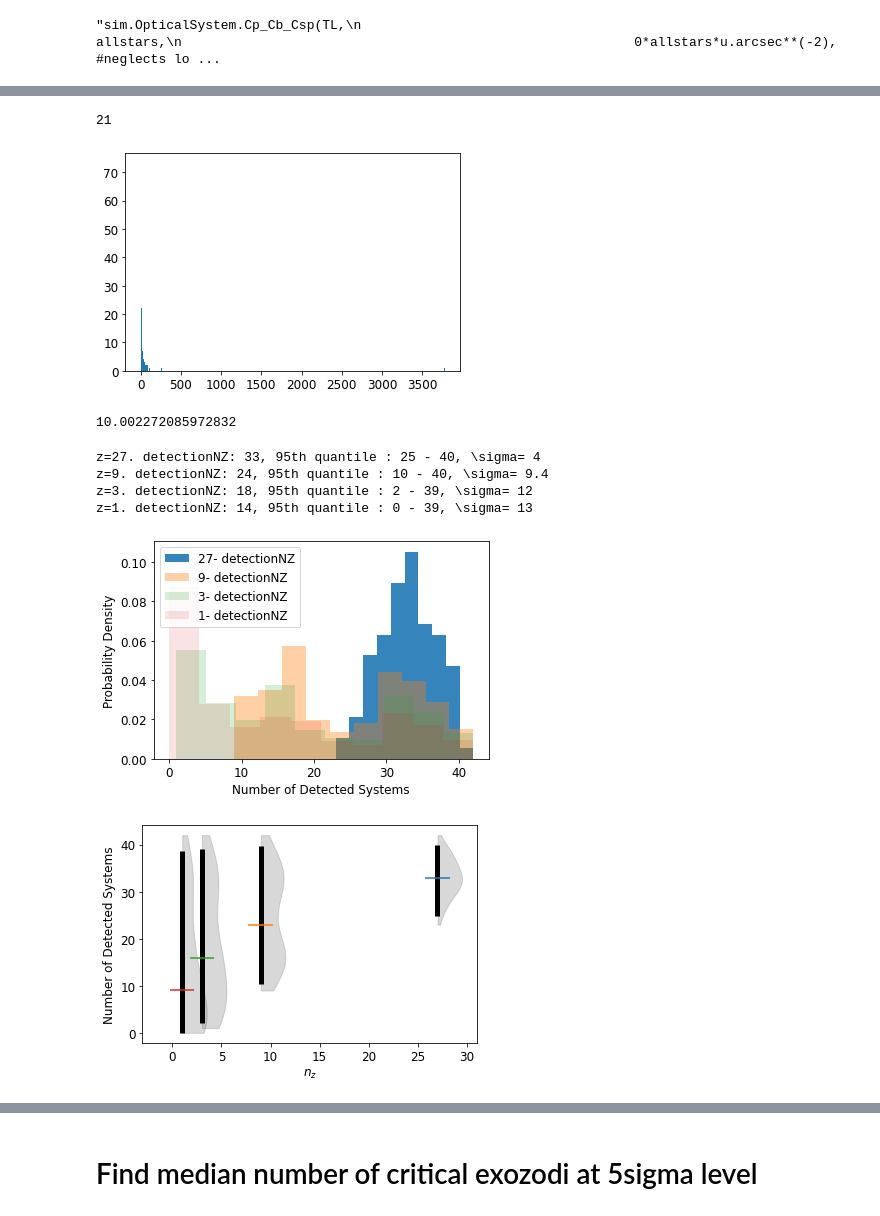
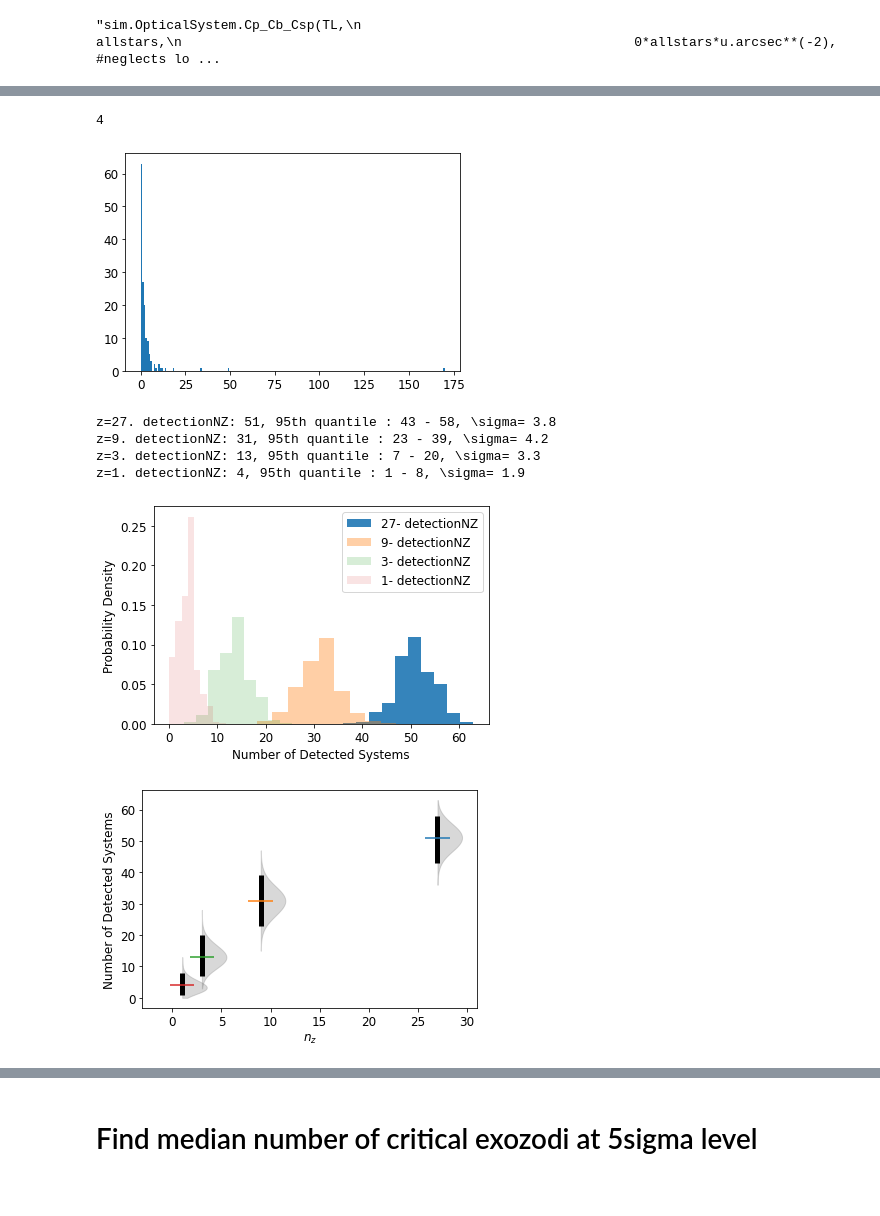
Before and after one commit to douglase/exozodi_exosims_sensitivity, a Jupyter notebook: ExozodiSensitivityEXOSIMS.ipynb, the cells around one changed output, grey strips where cells are left out. Cells and saved outputs as stored; diff of their text form; code cells hidden in the pictures.

```diff
--- a/ExozodiSensitivityEXOSIMS.ipynb
+++ b/ExozodiSensitivityEXOSIMS.ipynb
@@ -394,0 +458,21 @@ plt.savefig("WFIRST-CGI-disks-Uno/visible"+mode["systName"]+".pdf")
+# %%
+print(TL.specdict)
+#np.float_(TL.specliste[:,1].flatten())[IWA_AU>0]
+plt.figure(figsize=[6,4])
+ax=plt.subplot(111)
+specs=sim.TargetList.Spec.copy()
+specs.sort()
+
+
+hist=plt.hist(sp_short)
+plt.hist(sp_short[IWA_AU>0],alpha=.4,label='visible',
+         histtype="step",linewidth=3,         color="black")
+
+
+# get_xticklabels() actually gets you an iterable, so you need to rotate each label
+i=0
+for tick in ax.get_xticklabels():
+    i=i+1
+    if i % 4:
+        tick.set_visible(False)
+    tick.set_rotation(90)
@@ -723,7 +811,7 @@ SNR=mode["SNR"]
 plt.figure(figsize=[9,7])
 b2=[]
 ndet=[]
-for i in range(100):
+for i in range(10000):
     draws1 = lognorm.rvs(s, scale=m, size=starmag.size)
     draws2 = lognorm.rvs(s, scale=3, size=starmag.size)
     ndet.append(nz_critIWA[nz_critIWA/draws1>1].size)
@@ -752,20 +840,15 @@ Text(0, 0.5, 'n$_{zodi}$')
 from scipy.stats.mstats import mquantiles
 from astropy.visualization import hist
 
-draws= lognorm.rvs(s, scale=50, size=starmag.size)
+draws= lognorm.rvs(s, scale=5, size=starmag.size)
 plt.hist(draws/5,bins="auto")
 nz_critIWA[nz_critIWA<(draws)].size
 # %% [output]
-21
+4
-[figure, old version]
+[figure, new version]
-# %%
-#test that the scale is close the median
-np.median(lognorm.rvs(s, scale=10, size=10000))
-# %% [output]
-10.002272085972832
 # %%
 import scipy.stats
-ndet={"detectionNZ":[],"nz_critIWA":[]}
+
 zrange=[27,9,3,1]
 fig, ax = plt.subplots()
 fig2, ax2 = plt.subplots()
@@ -775,10 +858,14 @@ detectionNZ=nz_critIWA*f_pp
 
 
 for z in zrange:
-    for i in range(100):
+    ndet={"detectionNZ":[],"nz_critIWA":[]}
+    for i in range(10000):
+        #print(z)
         draws= lognorm.rvs(s, scale=z, size=starmag.size)
         ndet["detectionNZ"].append(detectionNZ[detectionNZ/(draws)<1].size)
         #ndet["nz_critInner"].append(nz_critInner[nz_critInner/(draws)<1].size)
+        #print(ndet["detectionNZ"])
+
 
 
     for key in ["detectionNZ"]:
@@ -809,36 +896,36 @@ for z in zrange:
             b.get_paths()[0].vertices[:, 0] = np.clip(b.get_paths()[0].vertices[:, 0], m, np.inf)
             b.set_color('gray')
 
         '''violins=ax2.violinplot(crit, positions=[z], widths=5,
                        showmeans=False,
                        points=np.size(crit),
                        showextrema=False,
                        showmedians=True, bw_method=0.5)
         '''
 
 
 
 
 table_out.close()
 ax.legend()
 
 #ax2.legend()
 
 ax.set_ylabel("Probability Density")
 ax.set_xlabel("Number of Detected Systems")
 fig.savefig("WFIRST-CGI-disks-Uno/ndet_lognorm_dist"+mode["systName"]+str(f_pp)+".pdf",bbox_inches="tight")
 
 
 
 ax2.set_ylabel("Number of Detected Systems")
 
 ax2.set_xlabel(r"$n_{z}$")
 #plt.ylim([0,1])
 fig2.savefig("WFIRST-CGI-disks-Uno/ndet_lognorm_bars_"+mode["systName"]+".pdf",bbox_inches="tight",)
 # %% [output]
-z=27. detectionNZ: 33, 95th quantile : 25 - 40, \sigma= 4
-z=9. detectionNZ: 24, 95th quantile : 10 - 40, \sigma= 9.4
-z=3. detectionNZ: 18, 95th quantile : 2 - 39, \sigma= 12
-z=1. detectionNZ: 14, 95th quantile : 0 - 39, \sigma= 13
+z=27. detectionNZ: 51, 95th quantile : 43 - 58, \sigma= 3.8
+z=9. detectionNZ: 31, 95th quantile : 23 - 39, \sigma= 4.2
+z=3. detectionNZ: 13, 95th quantile : 7 - 20, \sigma= 3.3
+z=1. detectionNZ: 4, 95th quantile : 1 - 8, \sigma= 1.9
-[figure, old version]
+[figure, new version]
-[figure, old version]
+[figure, new version]
```
Also changed, not shown: parts of 42 cells of this notebook.
